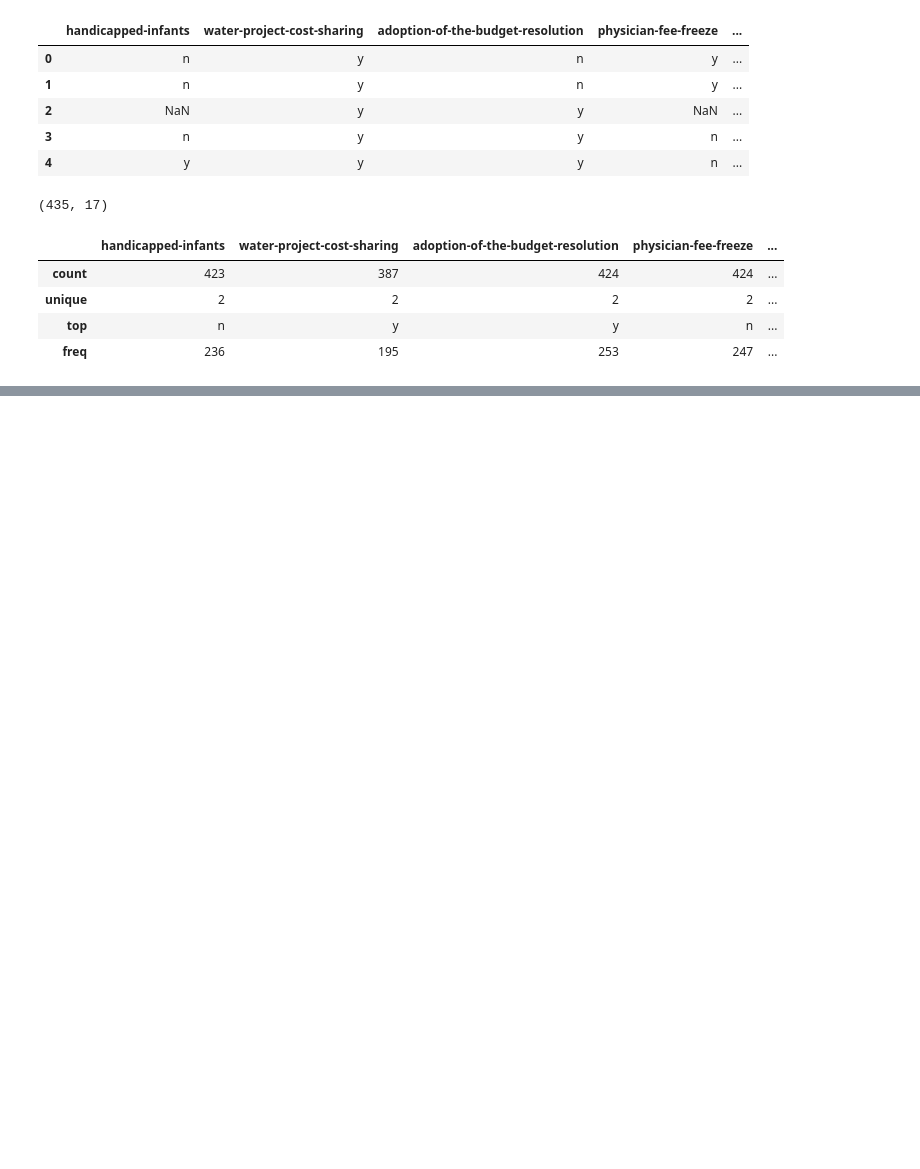
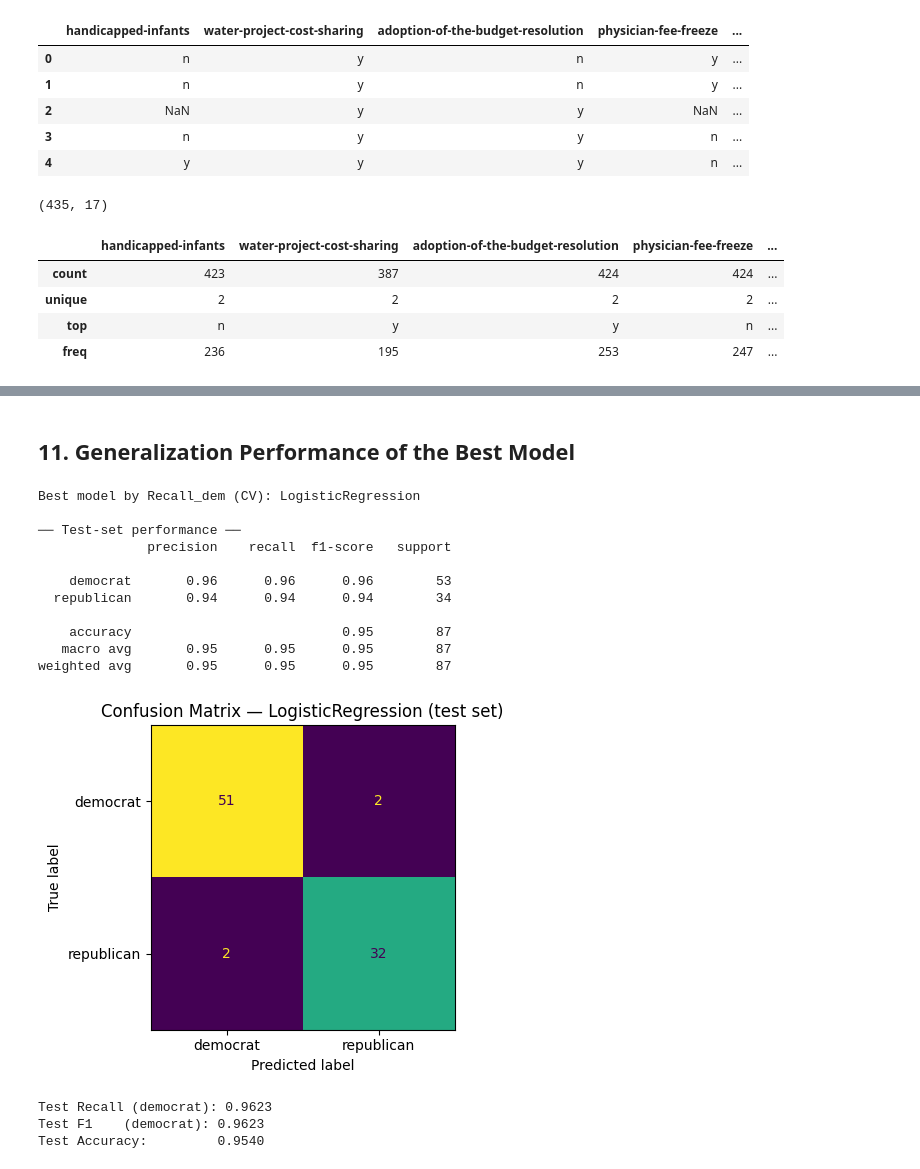
Before and after one commit to PabloRodriguezElvira/Lab_ML, a Jupyter notebook: Lab8/ml08-exercise.ipynb, the cells around one changed output, grey strips where cells are left out. Cells and saved outputs as stored; diff of their text form; code cells hidden in the pictures; blank space fills up the shorter version.

```diff
--- a/Lab8/ml08-exercise.ipynb
+++ b/Lab8/ml08-exercise.ipynb
@@ -81,0 +327,54 @@ df.describe()
+# %% [markdown]
+## 11. Generalization Performance of the Best Model
+# %%
+# Select best model by Recall_dem on cross-validation
+best_name = results_df.index[0]
+model_map = {
+    'LDA':               lda,
+    'QDA':               qda,
+    'BernoulliNB':       bnb,
+    'LogisticRegression': lr,
+}
+# KNN key is dynamic; handle it
+for k, v in model_map.copy().items():
+    pass
+for row in results:
+    if row['Model'].startswith('KNN'):
+        model_map[row['Model']] = best_knn
+
+best_model = model_map[best_name]
+print(f"Best model by Recall_dem (CV): {best_name}")
+
+# Fit on full training set and evaluate on held-out test set
+best_model.fit(X_train, y_train)
+y_pred = best_model.predict(X_test)
+
+print("\n── Test-set performance ──")
+print(classification_report(y_test, y_pred, target_names=le.classes_))
+
+fig, ax = plt.subplots(figsize=(5, 4))
+ConfusionMatrixDisplay.from_predictions(
+    y_test, y_pred, display_labels=le.classes_, ax=ax, colorbar=False)
+ax.set_title(f'Confusion Matrix — {best_name} (test set)')
+plt.tight_layout()
+plt.show()
+
+print(f"\nTest Recall (democrat): {recall_score(y_test, y_pred, pos_label=POS):.4f}")
+print(f"Test F1    (democrat): {f1_score(y_test, y_pred, pos_label=POS):.4f}")
+print(f"Test Accuracy:         {accuracy_score(y_test, y_pred):.4f}")
+# %% [output]
+Best model by Recall_dem (CV): LogisticRegression
+
+── Test-set performance ──
+              precision    recall  f1-score   support
+
+    democrat       0.96      0.96      0.96        53
+  republican       0.94      0.94      0.94        34
+
+    accuracy                           0.95        87
+   macro avg       0.95      0.95      0.95        87
+weighted avg       0.95      0.95      0.95        87
+[figure, added]
+Test Recall (democrat): 0.9623
+Test F1    (democrat): 0.9623
+Test Accuracy:         0.9540
```
Also changed, not shown: parts of 19 cells of this notebook.
